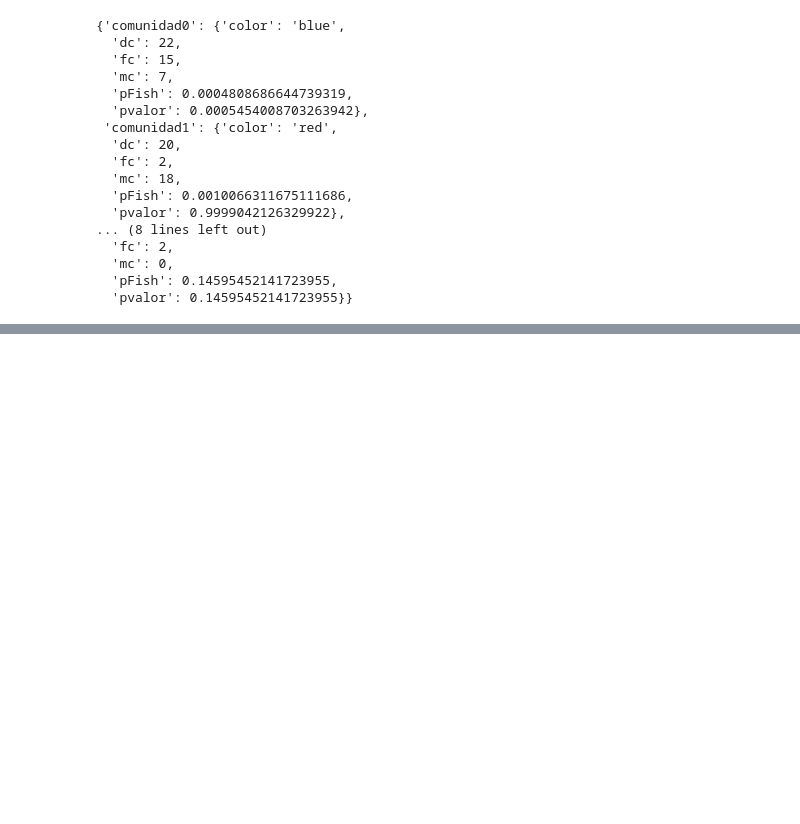
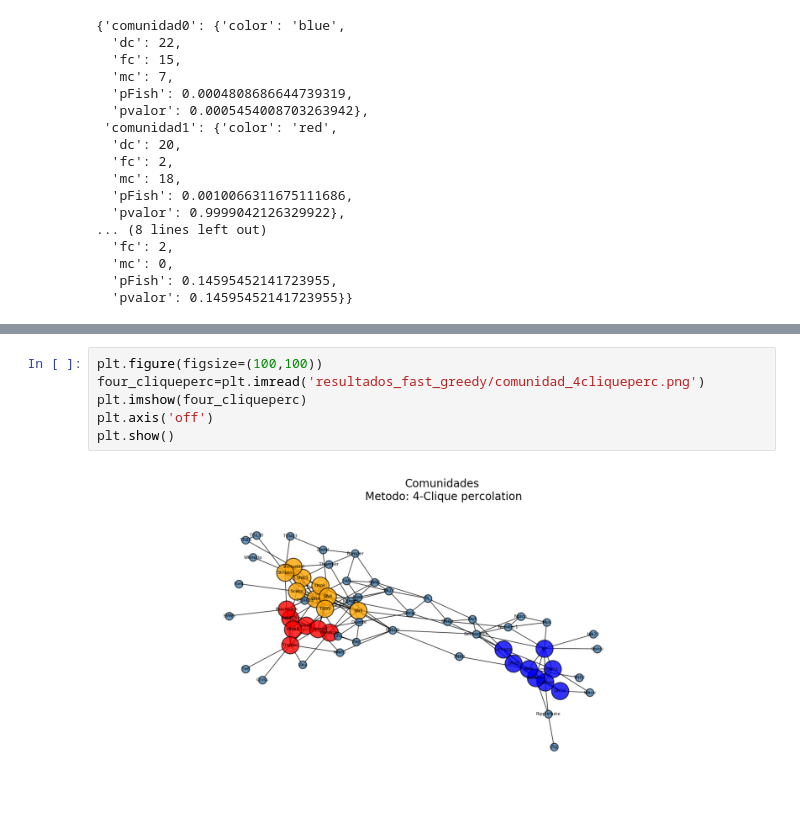
Before and after one commit to Redes2018/tp3, a Jupyter notebook: fast_greedy.ipynb, the cells around one changed output, grey strips where cells are left out. Saved outputs shown, nothing was run; the diff lists cells and outputs as text; blank space fills up the shorter version.

Commit message:
clique percolation 2)

```diff
--- a/fast_greedy.ipynb
+++ b/fast_greedy.ipynb
@@ -448,0 +643,8 @@ tabla_resumen
+# %%
+plt.figure(figsize=(100,100))
+four_cliqueperc=plt.imread('resultados_fast_greedy/comunidad_4cliqueperc.png')
+plt.imshow(four_cliqueperc)
+plt.axis('off')
+plt.show()
+# %% [output]
+[figure, added]
```
Also changed, not shown: parts of 7 cells of this notebook, 6 other files.
